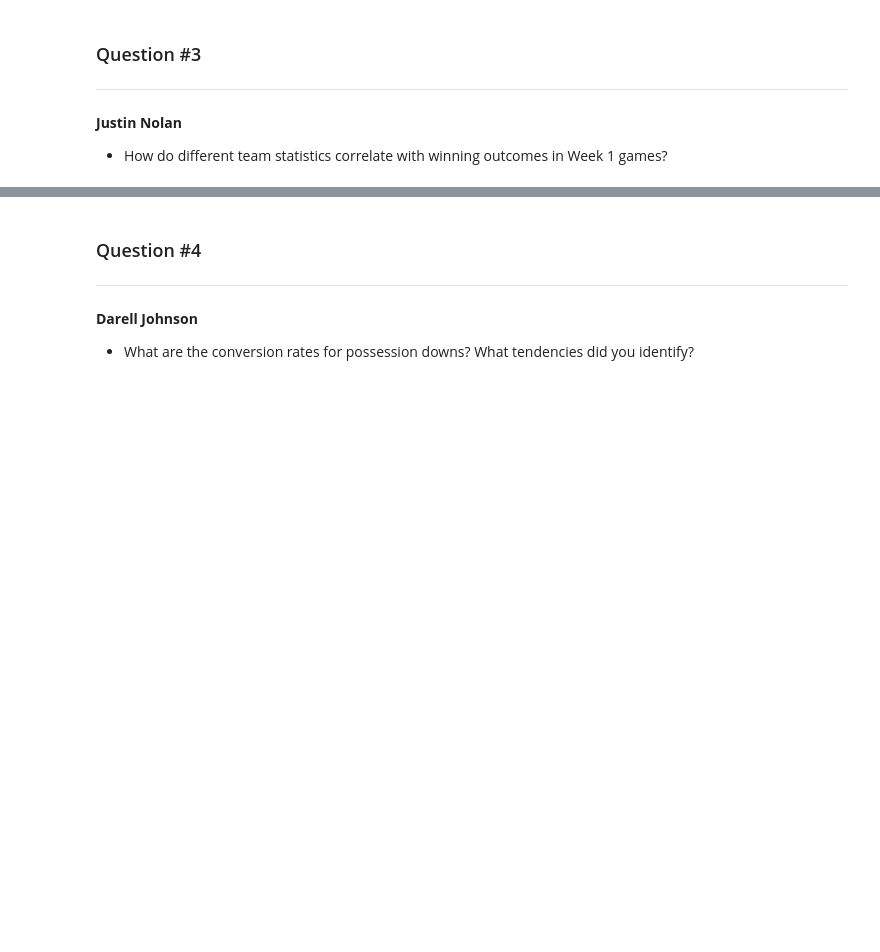
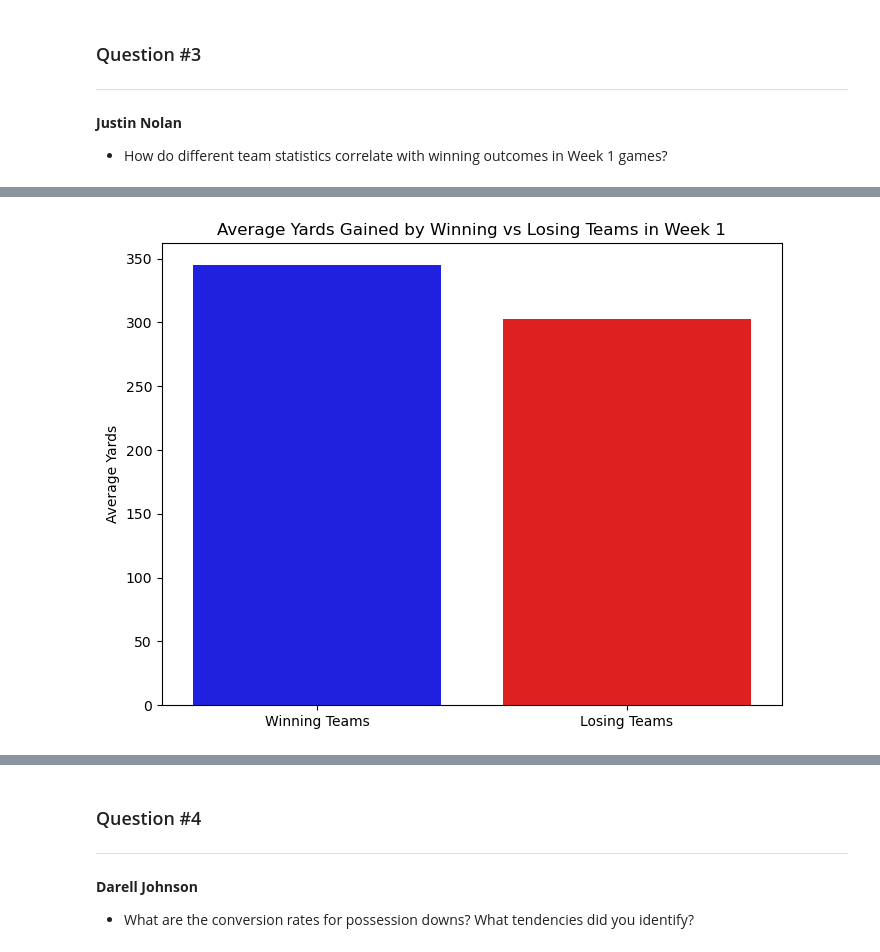
Before and after one commit to rollernathan/NFL_2024_Week_1, a Jupyter notebook: Project 3.ipynb, the cells around one changed output, grey strips where cells are left out. Cells and saved outputs as stored; diff of their text form; code cells hidden in the pictures; blank space fills up the shorter version.

```diff
--- a/Project 3.ipynb
+++ b/Project 3.ipynb
@@ -32,0 +115,14 @@ df.head()
+# %%
+# Visualization: Bar plot to compare average yards gained by winning and losing teams
+plt.figure(figsize=(8, 6))
+sns.barplot(x=['Winning Teams', 'Losing Teams'], y=[avg_yards_winning, avg_yards_losing], palette=['blue', 'red'])
+plt.title('Average Yards Gained by Winning vs Losing Teams in Week 1')
+plt.ylabel('Average Yards')
+
+plt.show()
+
+# Save plot as PNG
+plt.savefig('images/avg_yards_winning_vs_losing.png')
+plt.close()
+# %% [output]
+[figure, added]
```
Also changed, not shown: parts of 11 cells of this notebook, 6 other files.
